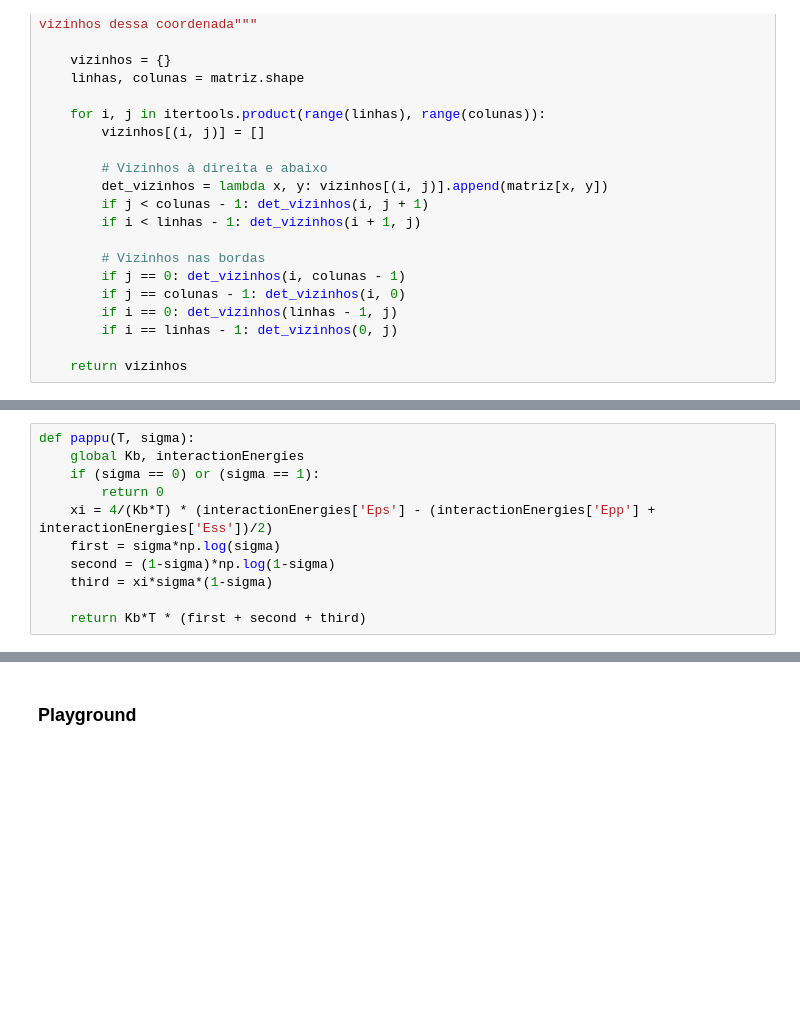
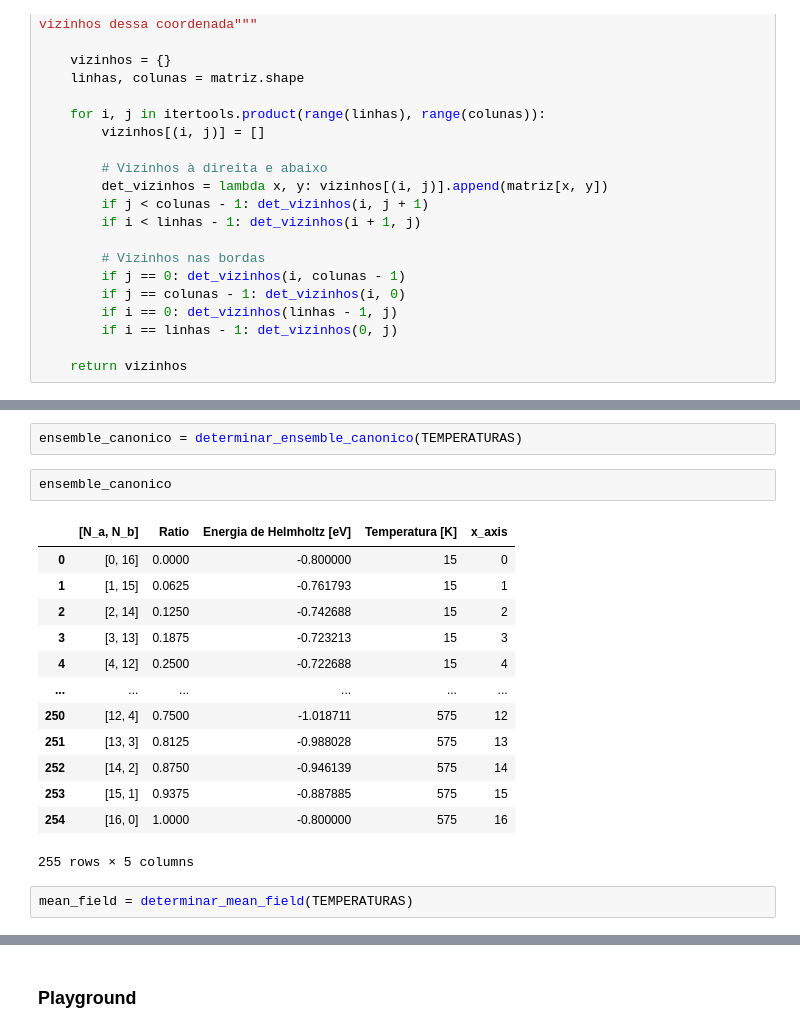
Before and after one commit to Gbeneti/ensemble_canonico, a Jupyter notebook: ensemble_canonico_mistura.ipynb, the cells around one changed output, grey strips where cells are left out. Saved outputs shown, nothing was run; the diff lists cells and outputs as text; blank space fills up the shorter version.

```diff
--- a/ensemble_canonico_mistura.ipynb
+++ b/ensemble_canonico_mistura.ipynb
@@ -324,11 +241,20 @@ fig.savefig("helmholtz.png") #salva o gráfico
-# %%
-def pappu(T, sigma):
-    global Kb, interactionEnergies
-    if (sigma == 0) or (sigma == 1):
-        return 0
-    xi = 4/(Kb*T) * (interactionEnergies['Eps'] - (interactionEnergies['Epp'] + interactionEnergies['Ess'])/2)
-    first = sigma*np.log(sigma)
-    second = (1-sigma)*np.log(1-sigma)
-    third = xi*sigma*(1-sigma)
-
-    return Kb*T * (first + second + third)
+# %%
+ensemble_canonico = determinar_ensemble_canonico(TEMPERATURAS)
+# %%
+ensemble_canonico
+# %% [output]
+|  | [N_a, N_b] | Ratio | Energia de Helmholtz [eV] | Temperatura [K] | x_axis |
+| 0 | [0, 16] | 0.0000 | -0.800000 | 15 | 0 |
+| 1 | [1, 15] | 0.0625 | -0.761793 | 15 | 1 |
+| 2 | [2, 14] | 0.1250 | -0.742688 | 15 | 2 |
+| 3 | [3, 13] | 0.1875 | -0.723213 | 15 | 3 |
+| 4 | [4, 12] | 0.2500 | -0.722688 | 15 | 4 |
+| ... | ... | ... | ... | ... | ... |
+| 250 | [12, 4] | 0.7500 | -1.018711 | 575 | 12 |
+| 251 | [13, 3] | 0.8125 | -0.988028 | 575 | 13 |
+| 252 | [14, 2] | 0.8750 | -0.946139 | 575 | 14 |
+| 253 | [15, 1] | 0.9375 | -0.887885 | 575 | 15 |
+| 254 | [16, 0] | 1.0000 | -0.800000 | 575 | 16 |
+255 rows × 5 columns
+# %%
+mean_field = determinar_mean_field(TEMPERATURAS)
```
Also changed, not shown: parts of 22 cells of this notebook, 6 other files.
